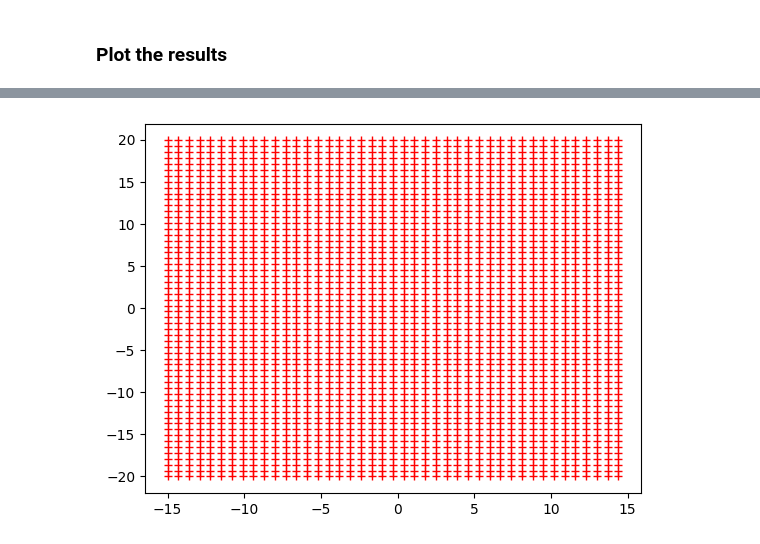
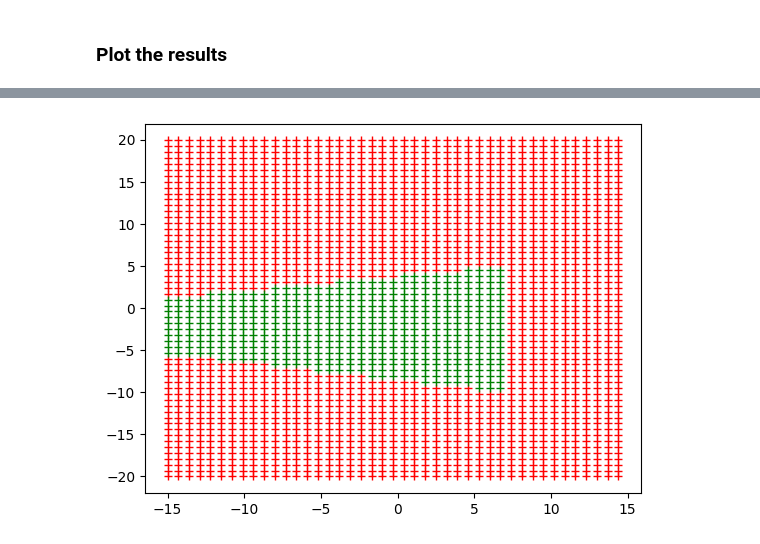
Before and after one commit to diegofrl/DeLearn23-24_PWs, a Jupyter notebook: PW3/decision_boundaries_stud.ipynb, the cells around one changed output, grey strips where cells are left out. Saved outputs shown, nothing was run; the diff lists cells and outputs as text; code cells hidden in the pictures.

```diff
--- a/PW3/decision_boundaries_stud.ipynb
+++ b/PW3/decision_boundaries_stud.ipynb
@@ -151,9 +153,8 @@ class MultiLayerPerceptron:
 # %%
 ### START YOUR CODE ###
 
-
-w1 = np.array([[-0.55,-0.05], [0.15,1.05],[0.1,-0.85]]).T
-b1 = np.array([[3.5, 8.5,2.6]])
+w1 = np.array([[-0.5,0.0], [0.21,1.0],[0.2,-1.2]]).T
+b1 = np.array([[3.5, 8.5,4.6]])
 w_out = np.array([[1]*len(b1[0])]).T
 b_out = np.array([-len(b1[0])])
 
@@ -165,6 +166,6 @@ bias = [b1, b_out]
 MLP = MultiLayerPerceptron(weights, bias)
 
 y_pred = MLP.propagate(x)
-y_pred_argmax = np.argmax(y_pred,axis=1)
-print(MLP.calc_error(y_pred_argmax,y))
+
+print(MLP.calc_error(y_pred,y))
 # %% [output]
@@ -184,11 +185,10 @@ plot_data(x, y_pred_argmax, n_vec, b_vec,20)
 # %%
 step = 0.7
 grid = np.mgrid[-15:15:step,-20:20:step]
 
 grid_points = grid.reshape(2,int(grid.size/2)).T
 
 y_pred = MLP.propagate(grid_points)
-y_pred_argmax = np.argmax(y_pred,axis=1)
-plot_data(grid_points, y_pred_argmax, n_vec, b_vec,0)
+plot_data(grid_points, y_pred[:,0], n_vec, b_vec,0)
 # %% [output]
-[figure, old version]
+[figure, new version]
```
Also changed, not shown: parts of 3 cells of this notebook.
